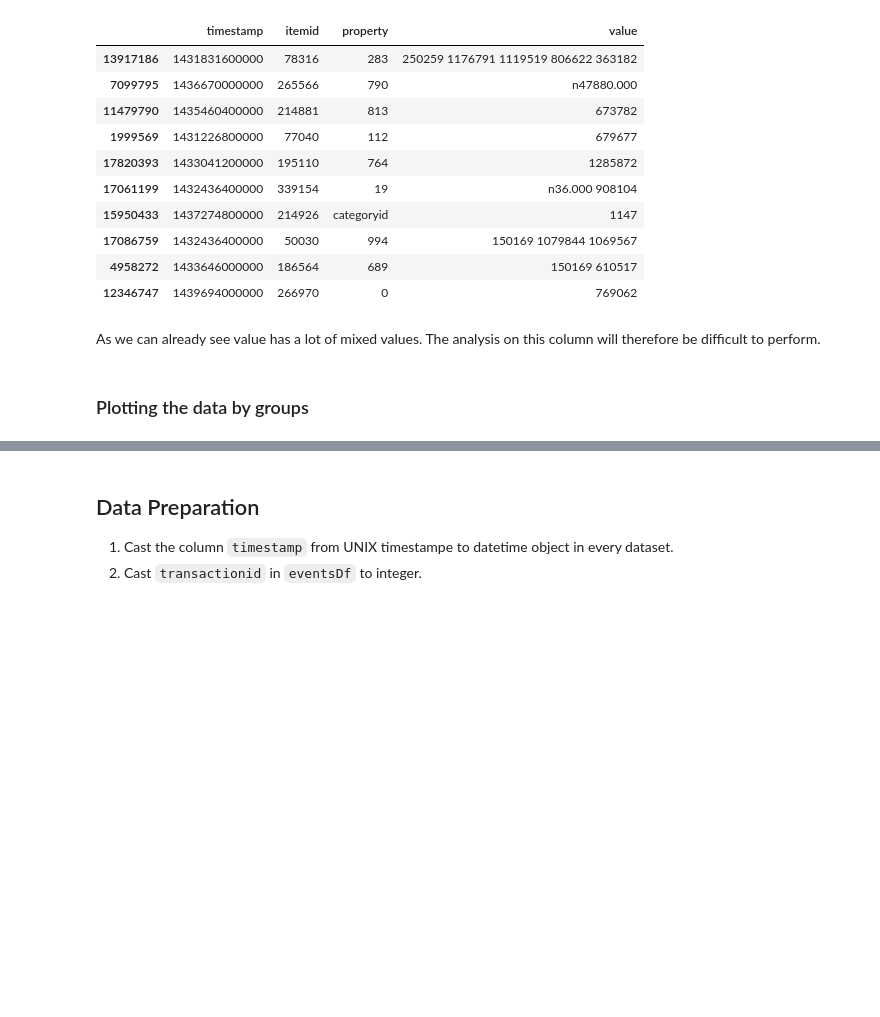
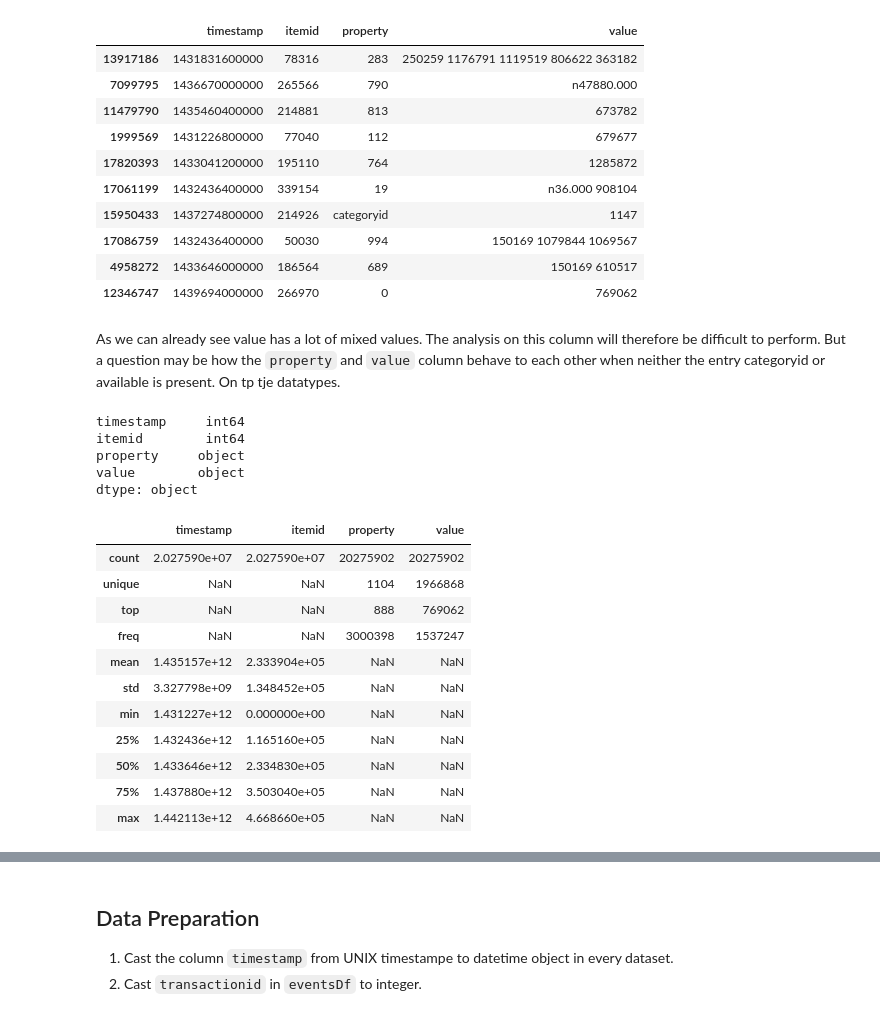
Before and after one commit to tinomerl/ecommerce-recommendation, a Jupyter notebook: ecommernce-user-behaviour.ipynb, the cells around one changed output, grey strips where cells are left out. Saved outputs shown, nothing was run; the diff lists cells and outputs as text; code cells hidden in the pictures; blank space fills up the shorter version.

```diff
--- a/ecommernce-user-behaviour.ipynb
+++ b/ecommernce-user-behaviour.ipynb
@@ -194,6 +195,27 @@ propertiesDf.sample(10)
 | 4958272 | 1433646000000 | 186564 | 689 | 150169 610517 |
 | 12346747 | 1439694000000 | 266970 | 0 | 769062 |
 # %% [markdown]
-As we can already see value has a lot of mixed values. The analysis on this column will therefore be difficult to perform.
+As we can already see value has a lot of mixed values. The analysis on this column will therefore be difficult to perform. But a question may be how the `property` and `value` column behave to each other when neither the entry categoryid or available is present. On tp tje datatypes.
-# %% [markdown]
-### Plotting the data by groups<a class="anchor" id="plt_grps"></a>
+# %%
+propertiesDf.dtypes
+# %% [output]
+timestamp     int64
+itemid        int64
+property     object
+value        object
+dtype: object
+# %%
+propertiesDf.describe(include="all")
+# %% [output]
+|  | timestamp | itemid | property | value |
+| count | 2.027590e+07 | 2.027590e+07 | 20275902 | 20275902 |
+| unique | NaN | NaN | 1104 | 1966868 |
+| top | NaN | NaN | 888 | 769062 |
+| freq | NaN | NaN | 3000398 | 1537247 |
+| mean | 1.435157e+12 | 2.333904e+05 | NaN | NaN |
+| std | 3.327798e+09 | 1.348452e+05 | NaN | NaN |
+| min | 1.431227e+12 | 0.000000e+00 | NaN | NaN |
+| 25% | 1.432436e+12 | 1.165160e+05 | NaN | NaN |
+| 50% | 1.433646e+12 | 2.334830e+05 | NaN | NaN |
+| 75% | 1.437880e+12 | 3.503040e+05 | NaN | NaN |
+| max | 1.442113e+12 | 4.668660e+05 | NaN | NaN |
```
Also changed, not shown: parts of 7 cells of this notebook.
